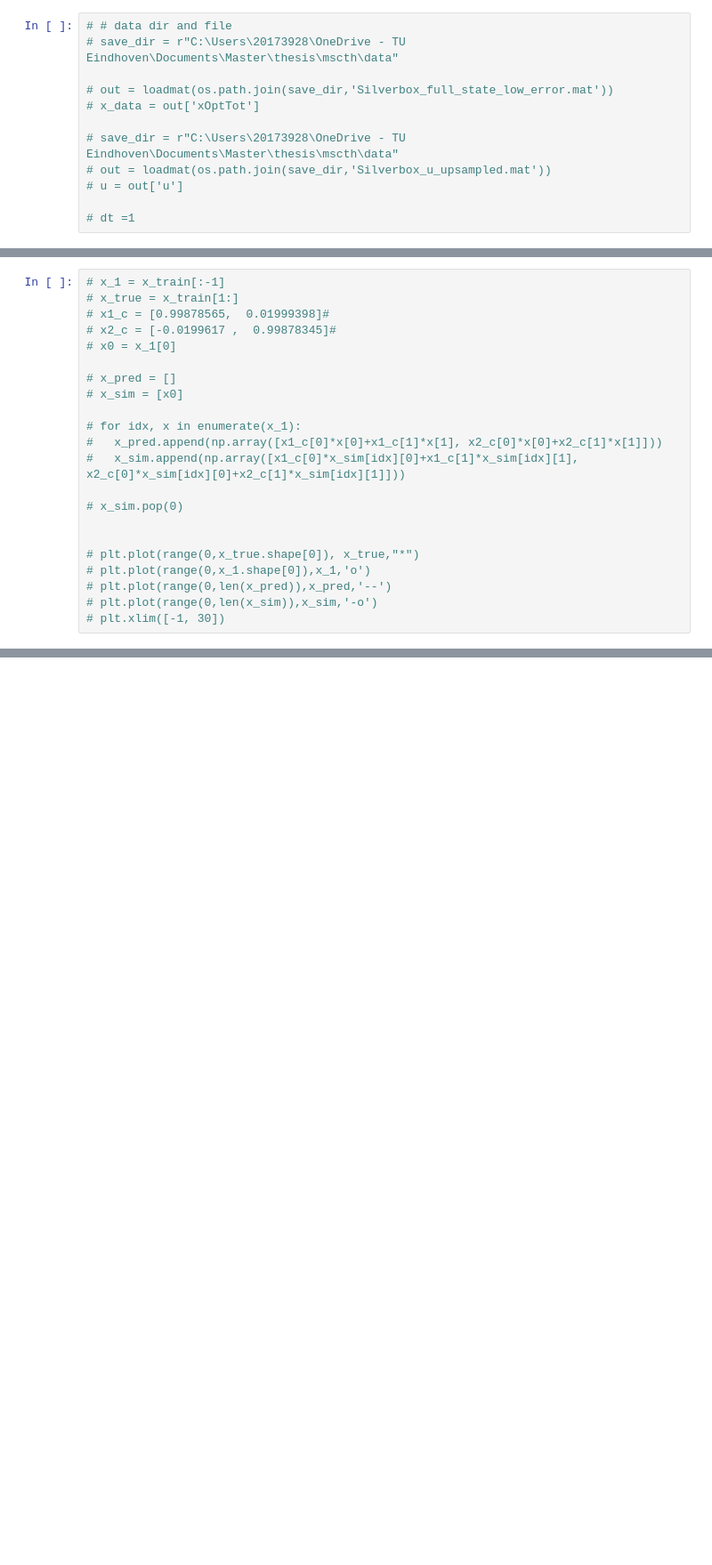
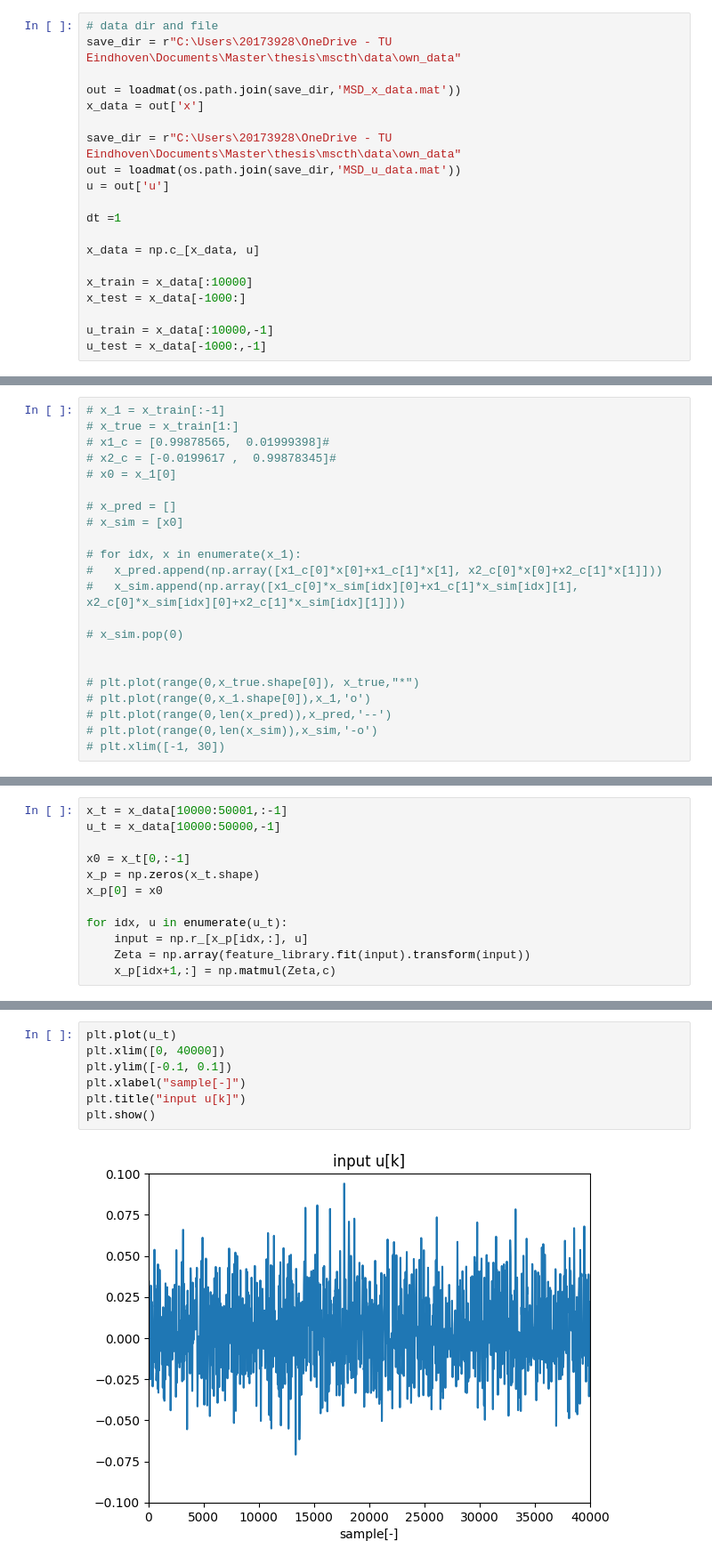
Before and after one commit to JPMellink97/mscth, a Jupyter notebook: sparse_nn.ipynb, the cells around one changed output, grey strips where cells are left out. Shown at 89% size. Saved outputs shown, nothing was run; the diff lists cells and outputs as text; blank space fills up the shorter version.

```diff
--- a/sparse_nn.ipynb
+++ b/sparse_nn.ipynb
@@ -44,17 +46,25 @@ x_test = solve_ivp(van_der_pol, t_test_span,
 u_train = None
 u_test = None
 # %%
-# # data dir and file
-# save_dir = r"C:\Users\20173928\OneDrive - TU Eindhoven\Documents\Master\thesis\mscth\data"
+# data dir and file
+save_dir = r"C:\Users\20173928\OneDrive - TU Eindhoven\Documents\Master\thesis\mscth\data\own_data"
 
-# out = loadmat(os.path.join(save_dir,'Silverbox_full_state_low_error.mat'))
-# x_data = out['xOptTot']
+out = loadmat(os.path.join(save_dir,'MSD_x_data.mat'))
+x_data = out['x']
 
-# save_dir = r"C:\Users\20173928\OneDrive - TU Eindhoven\Documents\Master\thesis\mscth\data"
-# out = loadmat(os.path.join(save_dir,'Silverbox_u_upsampled.mat'))
-# u = out['u']
+save_dir = r"C:\Users\20173928\OneDrive - TU Eindhoven\Documents\Master\thesis\mscth\data\own_data"
+out = loadmat(os.path.join(save_dir,'MSD_u_data.mat'))
+u = out['u']
 
-# dt =1
+dt =1
+
+x_data = np.c_[x_data, u]
+
+x_train = x_data[:10000]
+x_test = x_data[-1000:]
+
+u_train = x_data[:10000,-1]
+u_test = x_data[-1000:,-1]
 # %%
 def normalize(y):
   y_mu = np.mean(y)
@@ -308,0 +328,12 @@ plt.show()
+# %%
+x_t = x_data[10000:50001,:-1]
+u_t = x_data[10000:50000,-1]
+
+x0 = x_t[0,:-1]
+x_p = np.zeros(x_t.shape)
+x_p[0] = x0
+
+for idx, u in enumerate(u_t):
+    input = np.r_[x_p[idx,:], u]
+    Zeta = np.array(feature_library.fit(input).transform(input))
+    x_p[idx+1,:] = np.matmul(Zeta,c)
@@ -308,0 +344,9 @@ plt.show()
+# %%
+plt.plot(u_t)
+plt.xlim([0, 40000])
+plt.ylim([-0.1, 0.1])
+plt.xlabel("sample[-]")
+plt.title("input u[k]")
+plt.show()
+# %% [output]
+[figure, added]
```
Also changed, not shown: parts of 23 cells of this notebook, 16 other files.
